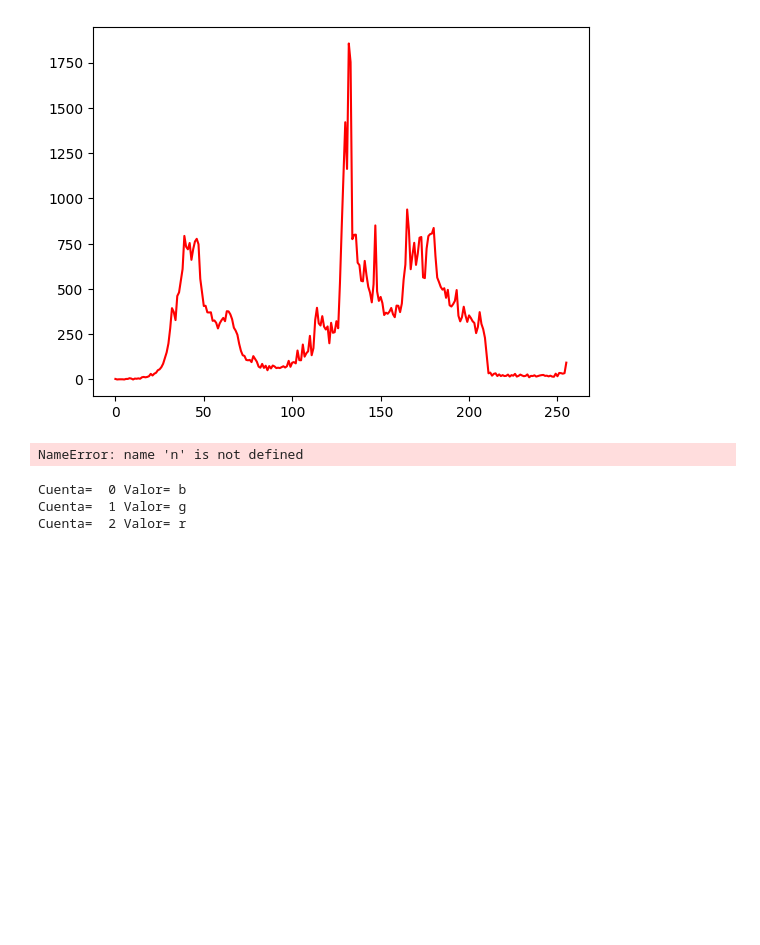
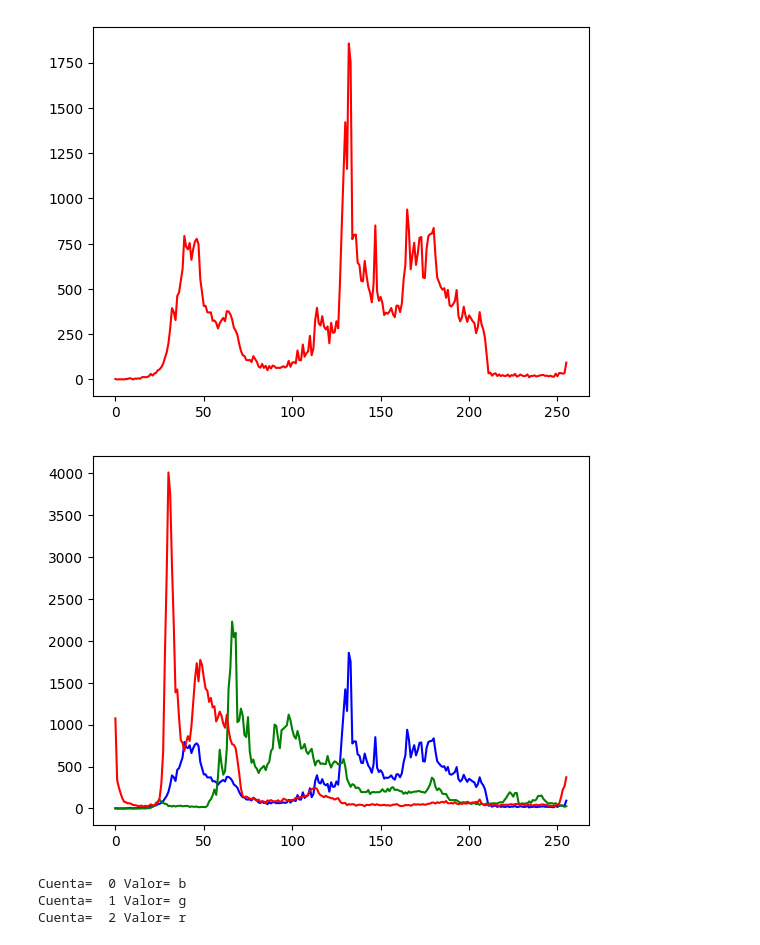
Before and after one commit to Ghosty501/Procesamiento-de-Im-genes, a Jupyter notebook: Segundo Parcial/Semana VII/histograma.ipynb, the cells around one changed output. Saved outputs shown, nothing was run; the diff lists cells and outputs as text; code cells hidden in the pictures; blank space fills up the shorter version.

```diff
--- a/Segundo Parcial/Semana VII/histograma.ipynb
+++ b/Segundo Parcial/Semana VII/histograma.ipynb
@@ -71,12 +126,12 @@ plt.show()
 # %%
 colores = ["b", "g", "r"]
 # %%
-for i in range(len(colores)):
-    histograma_b = cv.calcHist([img], [n], None, [256], (0, 256))
+for n, i in enumerate(colores):
+    tmp = cv.calcHist([img], [n], None, [256], (0,256))
     plt.plot(tmp, i)
 plt.show()
 # %% [output]
-NameError: name 'n' is not defined
+[figure, added]
 # %%
 for cuenta, valor in enumerate(colores):
     print(f"Cuenta = {cuenta} Valor= {valor}")
```
Also changed, not shown: parts of 12 cells of this notebook.
